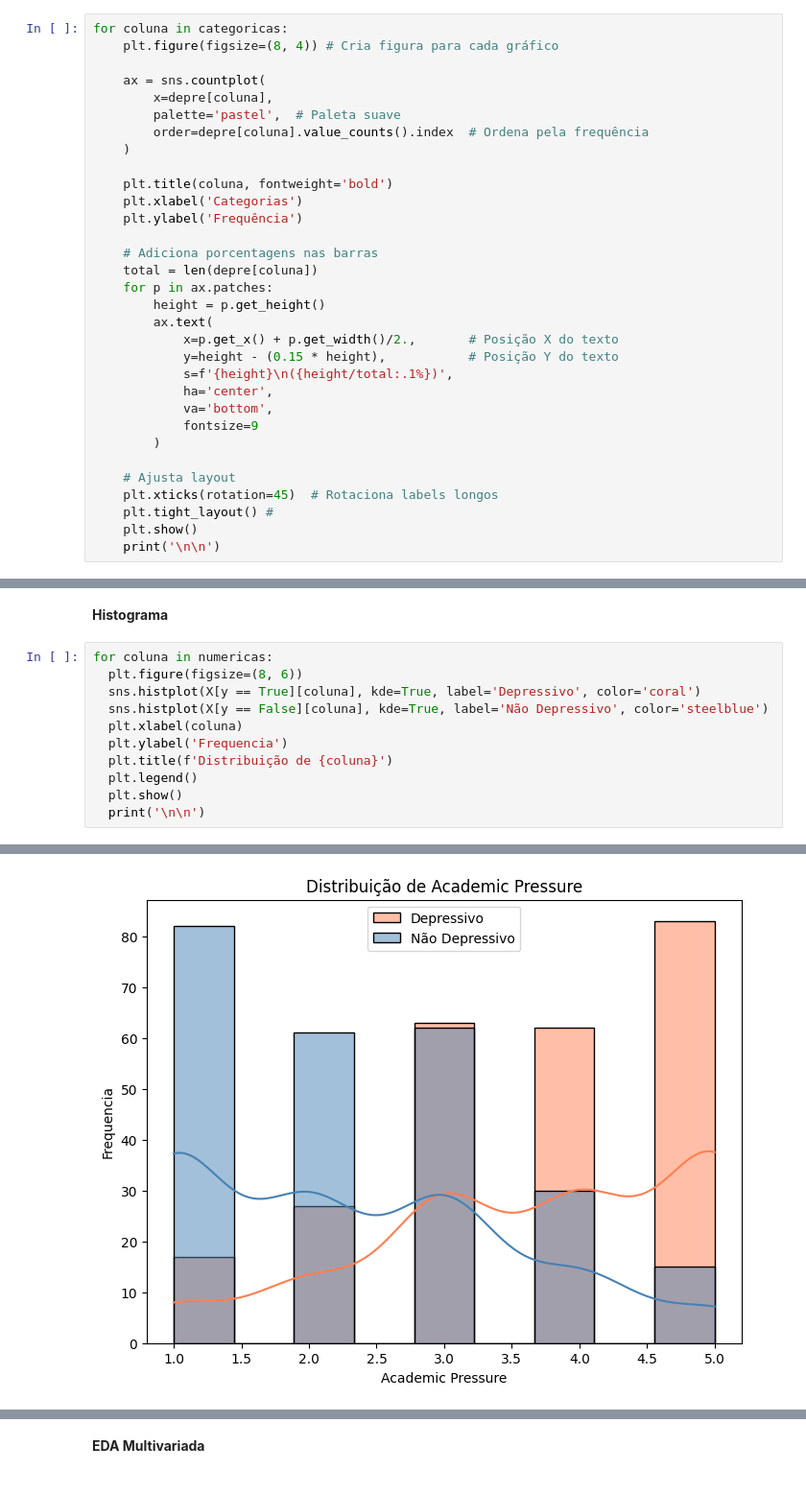
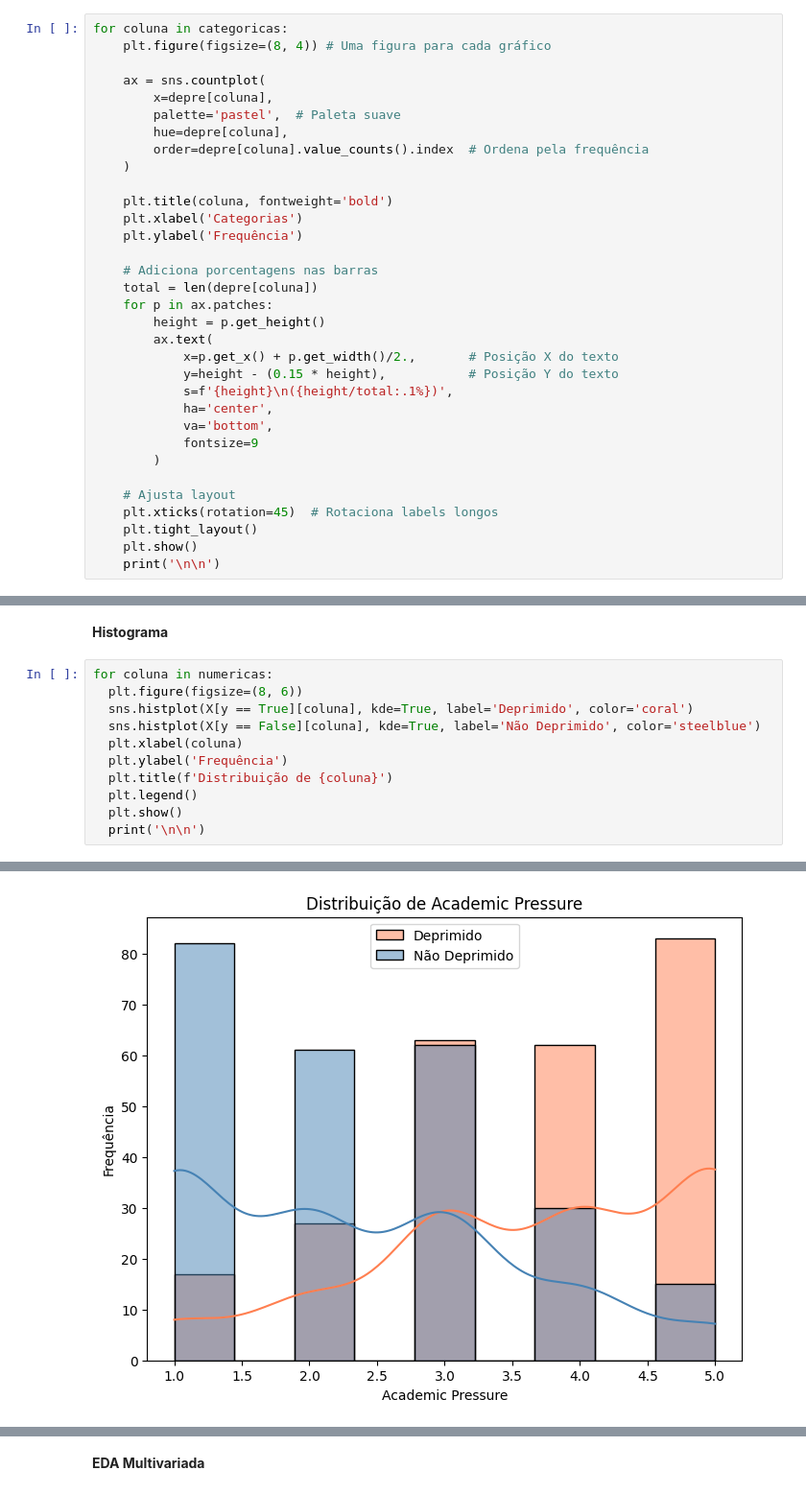
Before and after one commit to MrCostinha/CDE-AM, a Jupyter notebook: CDE_Projeto_Final_AM.ipynb, the cells around one changed output, grey strips where cells are left out. Shown at 96% size. Saved outputs shown, nothing was run; the diff lists cells and outputs as text.

```diff
--- a/CDE_Projeto_Final_AM.ipynb
+++ b/CDE_Projeto_Final_AM.ipynb
@@ -85,11 +97,12 @@ categoricas = ['Gender', 'Sleep Duration', 'Dietary Habits',
 **EDA Univariada**
 # %%
 for coluna in categoricas:
-    plt.figure(figsize=(8, 4)) # Cria figura para cada gráfico
+    plt.figure(figsize=(8, 4)) # Uma figura para cada gráfico
 
     ax = sns.countplot(
         x=depre[coluna],
         palette='pastel',  # Paleta suave
+        hue=depre[coluna],
         order=depre[coluna].value_counts().index  # Ordena pela frequência
     )
 
@@ -112,7 +125,7 @@ for coluna in categoricas:
 
     # Ajusta layout
     plt.xticks(rotation=45)  # Rotaciona labels longos
-    plt.tight_layout() #
+    plt.tight_layout()
     plt.show()
     print('\n\n')
 # %% [output]
@@ -180,10 +180,10 @@ y = depre['Depression']
 # %%
 for coluna in numericas:
   plt.figure(figsize=(8, 6))
-  sns.histplot(X[y == True][coluna], kde=True, label='Depressivo', color='coral')
-  sns.histplot(X[y == False][coluna], kde=True, label='Não Depressivo', color='steelblue')
+  sns.histplot(X[y == True][coluna], kde=True, label='Deprimido', color='coral')
+  sns.histplot(X[y == False][coluna], kde=True, label='Não Deprimido', color='steelblue')
   plt.xlabel(coluna)
-  plt.ylabel('Frequencia')
+  plt.ylabel('Frequência')
   plt.title(f'Distribuição de {coluna}')
   plt.legend()
   plt.show()
@@ -193 +193 @@ for coluna in numericas:
-[figure, old version]
+[figure, new version]
```
Also changed, not shown: parts of 9 cells of this notebook.
